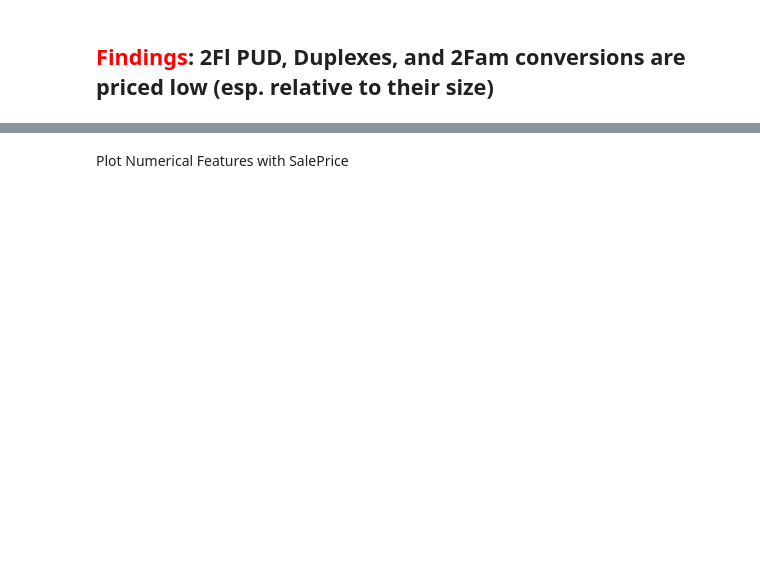
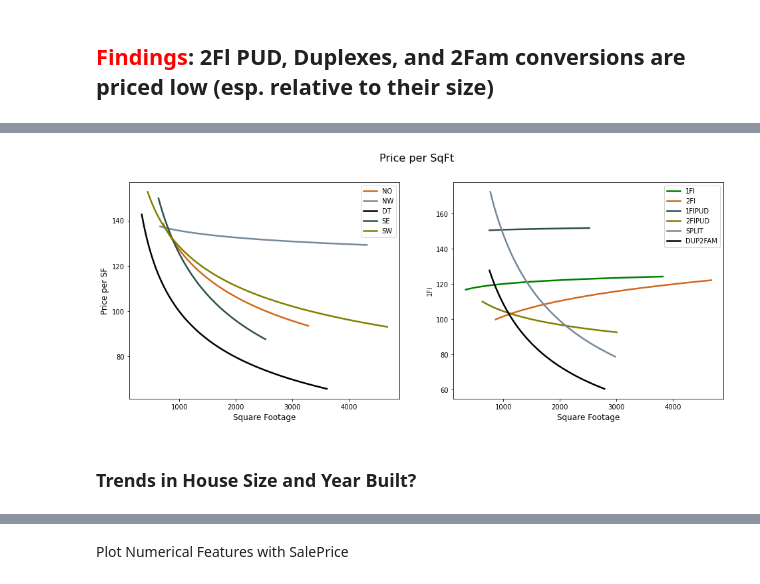
Before and after one commit to dnie44/nycdatascience_ML_project, a Jupyter notebook: daniel/2_EDA_land_general_size_feats.ipynb, the cells around one changed output, grey strips where cells are left out. Saved outputs shown, nothing was run; the diff lists cells and outputs as text; code cells hidden in the pictures; blank space fills up the shorter version.

```diff
--- a/daniel/2_EDA_land_general_size_feats.ipynb
+++ b/daniel/2_EDA_land_general_size_feats.ipynb
@@ -298,0 +301,11 @@ temp
+# %%
+pxperSF = {}
+lm = LinearRegression()
+for sector in general.Sector.unique():
+    X = general.loc[general['Sector']==sector][['GrLivArea']]
+    y = general.loc[general['Sector']==sector]['SalePrice']
+    lm.fit(np.log10(X),np.log10(y))
+
+    SF_range = np.arange(min(X.GrLivArea),max(X.GrLivArea),1)
+    pxperSF[sector] = {n : 10**lm.intercept_*n**(lm.coef_-1)[0] for n in SF_range}
+sector_pxperSF = pd.DataFrame(pxperSF)
@@ -298,0 +314,28 @@ temp
+# %%
+pxperSF = {}
+lm = LinearRegression()
+for housetype in general.MSSubClass.unique():
+    X = general.loc[general['MSSubClass']==housetype][['GrLivArea']]
+    y = general.loc[general['MSSubClass']==housetype]['SalePrice']
+    lm.fit(np.log10(X),np.log10(y))
+
+    SF_range = np.arange(min(X.GrLivArea),max(X.GrLivArea),1)
+    pxperSF[housetype] = {n : 10**lm.intercept_*n**(lm.coef_-1)[0] for n in SF_range}
+type_pxperSF = pd.DataFrame(pxperSF)
+# %%
+fig, (ax1, ax2) = plt.subplots(1, 2, figsize=(16,6))
+fig.suptitle('Price per SqFt', size=16)
+
+for sector, color in zip(sec_order,['#D2691E','#778899','k','#2F4F4F','#808000']):
+    sns.lineplot(ax=ax1, x=sector_pxperSF.index, y=sector ,data=sector_pxperSF,
+                 color=color, label=sector, linewidth=2.5);
+    ax1.set_ylabel('Price per SF', size=12)
+    ax1.set_xlabel('Square Footage', size=12)
+for housetype, color in zip(type_order,['g','#D2691E','#2F4F4F','#808000','#778899','k']):
+    sns.lineplot(ax=ax2, x=type_pxperSF.index, y=housetype ,data=type_pxperSF,
+                 color=color, label=housetype, linewidth=2.5);
+    ax2.set_xlabel('Square Footage', size=12)
+# %% [output]
+[figure, added]
+# %% [markdown]
+### Trends in House Size and Year Built?
```
Also changed, not shown: parts of 41 cells of this notebook.
